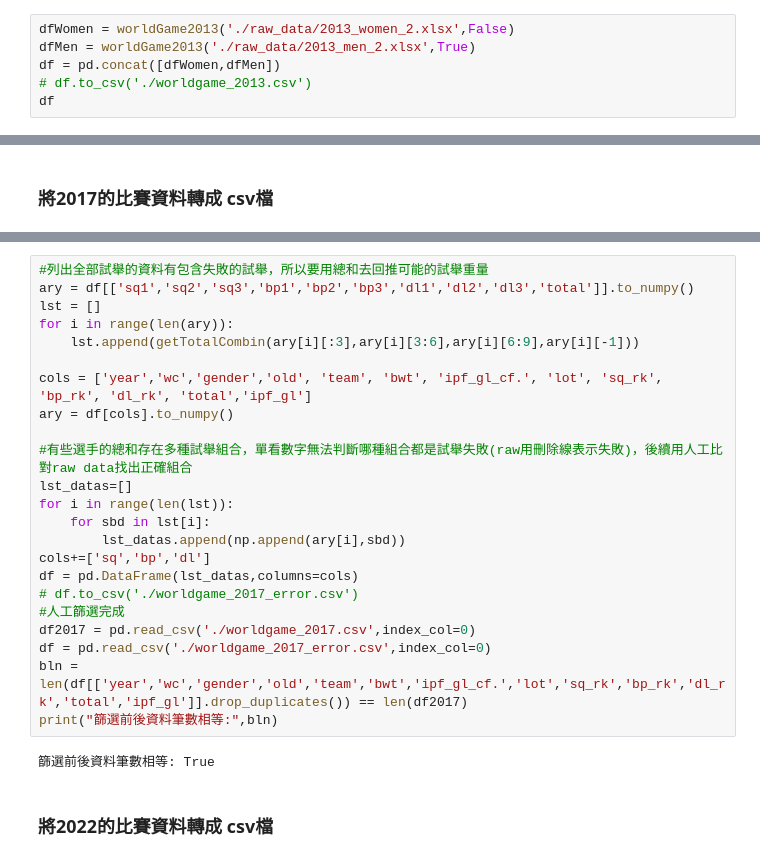
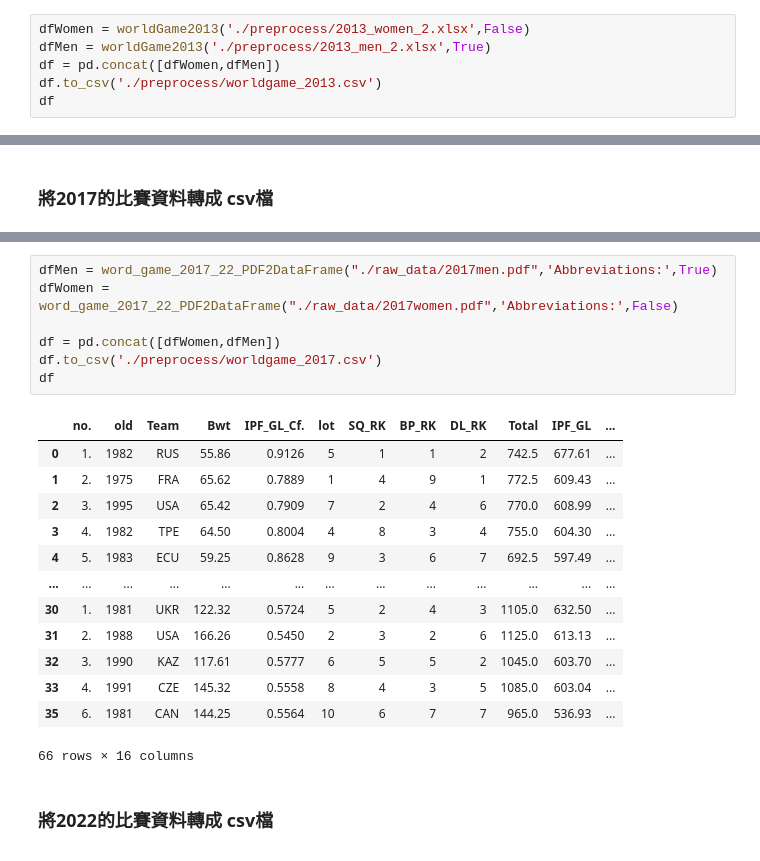
Before and after one commit to j189706783/predict_bp_dl, a Jupyter notebook: preprocess/preprocess.ipynb, the cells around one changed output, grey strips where cells are left out. Cells and saved outputs as stored; diff of their text form.

```diff
--- a/preprocess/preprocess.ipynb
+++ b/preprocess/preprocess.ipynb
@@ -319,10 +325,10 @@ def worldGame2013(path:str,is_men:bool)->pd.DataFrame:
     df = df[['year','wc','gender','old', 'nation', 'weight', 'wf', 'squat', 'bench.', 'deadlift', 'total','w.pts.', 'pts.']]
     return df
 # %%
-dfWomen = worldGame2013('./raw_data/2013_women_2.xlsx',False)
-dfMen = worldGame2013('./raw_data/2013_men_2.xlsx',True)
+dfWomen = worldGame2013('./preprocess/2013_women_2.xlsx',False)
+dfMen = worldGame2013('./preprocess/2013_men_2.xlsx',True)
 df = pd.concat([dfWomen,dfMen])
-# df.to_csv('./worldgame_2013.csv')
+df.to_csv('./preprocess/worldgame_2013.csv')
 df
 # %% [output]
 |  | year | wc | gender | old | nation | weight | wf | squat | bench. | deadlift | total | ... |
@@ -438,27 +431,23 @@ def getTotalCombin(sq:list,bp:list,dl:list,total:float):
-# %%
-#列出全部試舉的資料有包含失敗的試舉，所以要用總和去回推可能的試舉重量
-ary = df[['sq1','sq2','sq3','bp1','bp2','bp3','dl1','dl2','dl3','total']].to_numpy()
-lst = []
-for i in range(len(ary)):
-    lst.append(getTotalCombin(ary[i][:3],ary[i][3:6],ary[i][6:9],ary[i][-1]))
-
-cols = ['year','wc','gender','old', 'team', 'bwt', 'ipf_gl_cf.', 'lot', 'sq_rk', 'bp_rk', 'dl_rk', 'total','ipf_gl']
-ary = df[cols].to_numpy()
-
-#有些選手的總和存在多種試舉組合，單看數字無法判斷哪種組合都是試舉失敗(raw用刪除線表示失敗)，後續用人工比對raw data找出正確組合
-lst_datas=[]
-for i in range(len(lst)):
-    for sbd in lst[i]:
-        lst_datas.append(np.append(ary[i],sbd))
-cols+=['sq','bp','dl']
-df = pd.DataFrame(lst_datas,columns=cols)
-# df.to_csv('./worldgame_2017_error.csv')
-#人工篩選完成
-df2017 = pd.read_csv('./worldgame_2017.csv',index_col=0)
-df = pd.read_csv('./worldgame_2017_error.csv',index_col=0)
-bln = len(df[['year','wc','gender','old','team','bwt','ipf_gl_cf.','lot','sq_rk','bp_rk','dl_rk','total','ipf_gl']].drop_duplicates()) == len(df2017)
-print("篩選前後資料筆數相等:",bln)
-# %% [output]
-篩選前後資料筆數相等: True
+# %%
+dfMen = word_game_2017_22_PDF2DataFrame("./raw_data/2017men.pdf",'Abbreviations:',True)
+dfWomen = word_game_2017_22_PDF2DataFrame("./raw_data/2017women.pdf",'Abbreviations:',False)
+
+df = pd.concat([dfWomen,dfMen])
+df.to_csv('./preprocess/worldgame_2017.csv')
+df
+# %% [output]
+|  | no. | old | Team | Bwt | IPF_GL_Cf. | lot | SQ_RK | BP_RK | DL_RK | Total | IPF_GL | ... |
+| 0 | 1. | 1982 | RUS | 55.86 | 0.9126 | 5 | 1 | 1 | 2 | 742.5 | 677.61 | ... |
+| 1 | 2. | 1975 | FRA | 65.62 | 0.7889 | 1 | 4 | 9 | 1 | 772.5 | 609.43 | ... |
+| 2 | 3. | 1995 | USA | 65.42 | 0.7909 | 7 | 2 | 4 | 6 | 770.0 | 608.99 | ... |
+| 3 | 4. | 1982 | TPE | 64.50 | 0.8004 | 4 | 8 | 3 | 4 | 755.0 | 604.30 | ... |
+| 4 | 5. | 1983 | ECU | 59.25 | 0.8628 | 9 | 3 | 6 | 7 | 692.5 | 597.49 | ... |
+| ... | ... | ... | ... | ... | ... | ... | ... | ... | ... | ... | ... | ... |
+| 30 | 1. | 1981 | UKR | 122.32 | 0.5724 | 5 | 2 | 4 | 3 | 1105.0 | 632.50 | ... |
+| 31 | 2. | 1988 | USA | 166.26 | 0.5450 | 2 | 3 | 2 | 6 | 1125.0 | 613.13 | ... |
+| 32 | 3. | 1990 | KAZ | 117.61 | 0.5777 | 6 | 5 | 5 | 2 | 1045.0 | 603.70 | ... |
+| 33 | 4. | 1991 | CZE | 145.32 | 0.5558 | 8 | 4 | 3 | 5 | 1085.0 | 603.04 | ... |
+| 35 | 6. | 1981 | CAN | 144.25 | 0.5564 | 10 | 6 | 7 | 7 | 965.0 | 536.93 | ... |
+66 rows × 16 columns
 # %% [markdown]
 ### 將2022的比賽資料轉成 csv檔
```
Also changed, not shown: parts of 27 cells of this notebook, 16 other files.
